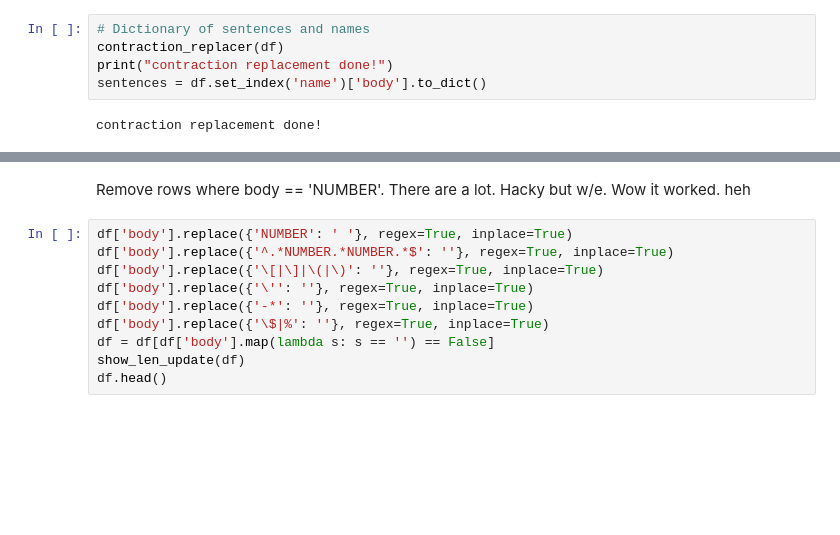
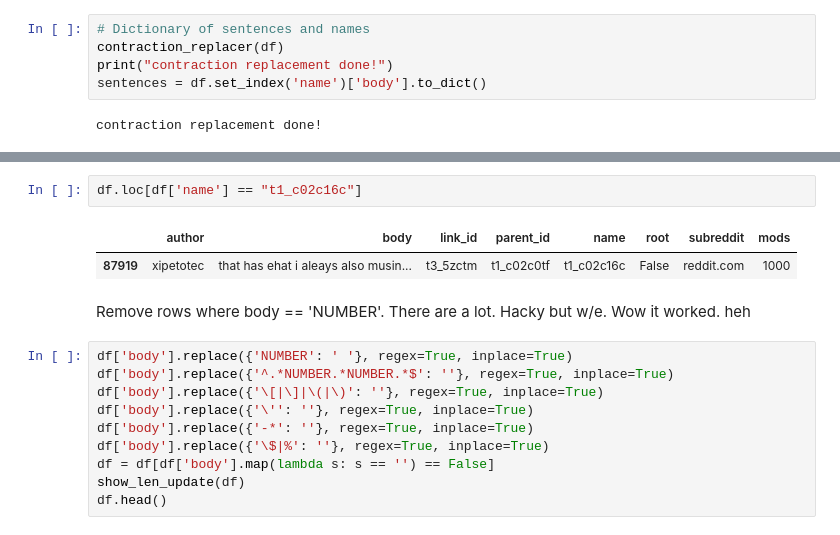
Before and after one commit to mckinziebrandon/DeepChatModels, a Jupyter notebook: notebooks/Reddit Data Pre-Processing.ipynb, the cells around one changed output, grey strips where cells are left out. Drawn from its saved outputs; the diff is of its cells as text; blank space fills up the shorter version.

```diff
--- a/notebooks/Reddit Data Pre-Processing.ipynb
+++ b/notebooks/Reddit Data Pre-Processing.ipynb
@@ -412,3 +414,8 @@ sentences
+# %%
+df.loc[df['name'] == "t1_c02c16c"]
+# %% [output]
+|  | author | body | link_id | parent_id | name | root | subreddit | mods |
+| 87919 | xipetotec | that has ehat i aleays also musin... | t3_5zctm | t1_c02c0tf | t1_c02c16c | False | reddit.com | 1000 |
 # %% [markdown]
 Remove rows where body == 'NUMBER'. There are a lot. Hacky but w/e. Wow it worked. heh
 # %%
```
Also changed, not shown: parts of 5 cells of this notebook.
